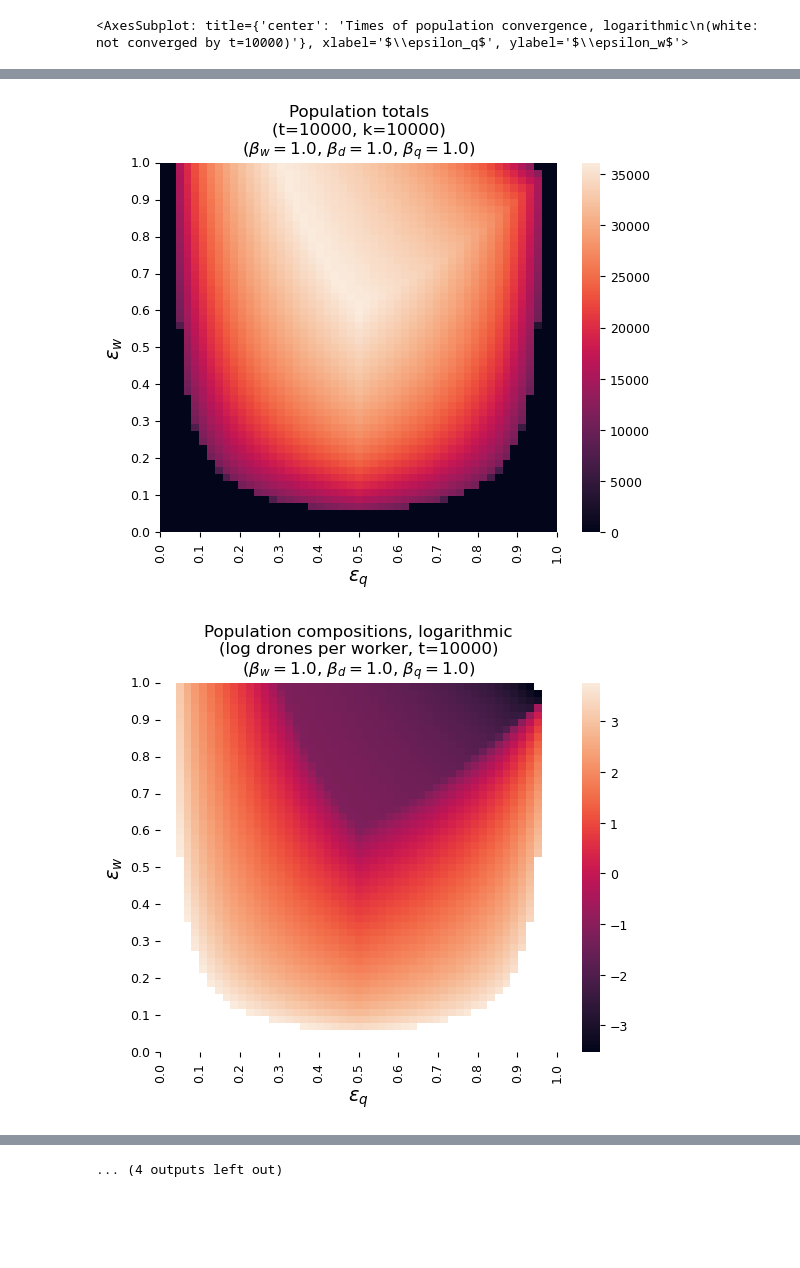
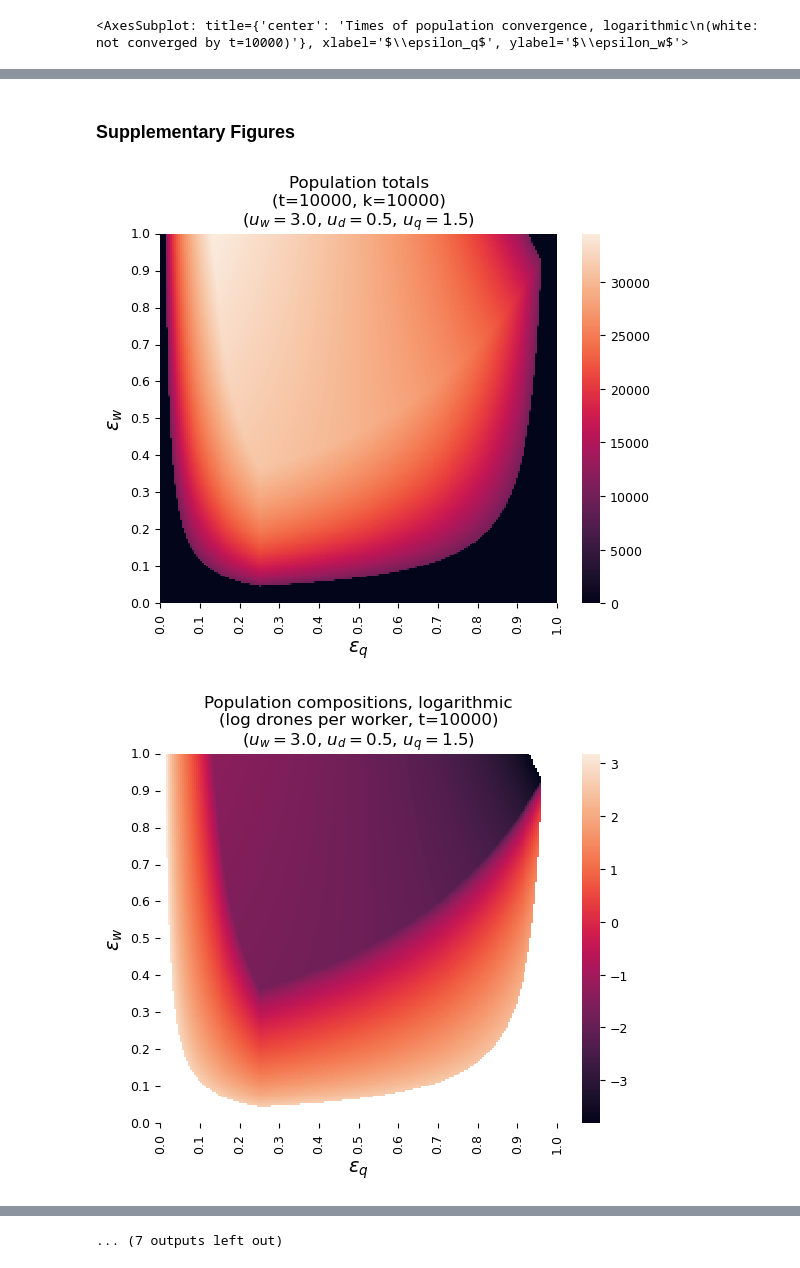
Before and after one commit to ZackNathan/arrhenotoky_simulation, a Jupyter notebook: bees.ipynb, the cells around one changed output, grey strips where cells are left out. Drawn from its saved outputs; the diff is of its cells as text; code cells hidden in the pictures; blank space fills up the shorter version.

```diff
--- a/bees.ipynb
+++ b/bees.ipynb
@@ -65,9 +49,9 @@ def ode_replicator(t, P, config):
     J_d = w * config['e_q'] * config['e_w']  # drone pay-off: leftover energy from workers and the queen
 
     ## Reproduction ##
-    E_w = J_w / config['b_w']  # eggs laid by workers, which hatch into drones
-    E_q = J_q / config['b_q']  # eggs laid by the queen, which hatch into workers if fertilized, otherwise drones
-    E_d = min(E_q, d, J_d / config['b_d'])  # eggs fertilized by drones (only the queen's eggs are eligible)
+    E_w = J_w / config['u_w']  # eggs laid by workers, which hatch into drones
+    E_q = J_q / config['u_q']  # eggs laid by the queen, which hatch into workers if fertilized, otherwise drones
+    E_d = min(E_q, d, J_d / config['u_d'])  # eggs fertilized by drones (only the queen's eggs are eligible)
 
     ## Death ##
     cf = max(1, np.exp((w + d) / config['k'] - 1))  # capacity factor: exponential penalty above the carrying capacity
@@ -386,50 +372,54 @@ plt.show()
+# %% [markdown]
+### Supplementary Figures
 # %%
 ##### defaults #####
 config = {
     'tt': 10000,  # simulation timespan in units of 't'
     'k': 10000,  # carrying capacity, before exponential penalties kick in
     'w_0': 30.0,  # initial worker population
     'd_0': 5.0,  # initial drone population
     'l_w': 45.0,  # in units of 't', or time steps
     'l_d': 45.0,  # a 1/lifespan proportion will die in each time step, before penalties
     'e_w': 1.00,  # epsilon_w, proportion of energy donated by workers, 1.00 is optimal
     'e_q': 0.15,  # epsilon_q, proportion of energy donated by the queen, 0.15 is optimal
-    'b_w': 3.0,  # cost for a worker to lay an egg
-    'b_d': 0.5,  # cost for a drone to fertilize an egg (this kills the drone)
-    'b_q': 1.5  # cost for the queen to lay an egg (economies of scale)
+    'u_w': 3.0,  # cost for a worker to lay an egg
+    'u_d': 0.5,  # cost for a drone to fertilize an egg (this kills the drone)
+    'u_q': 1.5  # cost for the queen to lay an egg (economies of scale)
 }
 
-steps = 51
+steps = 201
 
-config['b_w'] = 1.0
-config['b_d'] = 1.0
-config['b_q'] = 1.0
+simulate_heatmap(config, steps, show=True, title_note=f'($u_w={config["u_w"]}$, $u_d={config["u_d"]}$, $u_q={config["u_q"]}$)')
 
-simulate_heatmap(config, steps, show=True, title_note=f'($\\beta_w={config["b_w"]}$, $\\beta_d={config["b_d"]}$, $\\beta_q={config["b_q"]}$)')
+config['u_w'] = 1.0
+config['u_d'] = 1.0
+config['u_q'] = 1.0
 
-config['b_w'] = 2.0
-config['b_d'] = 1.0
-config['b_q'] = 1.0
+simulate_heatmap(config, steps, show=True, title_note=f'($u_w={config["u_w"]}$, $u_d={config["u_d"]}$, $u_q={config["u_q"]}$)')
 
-simulate_heatmap(config, steps, show=True, title_note=f'($\\beta_w={config["b_w"]}$, $\\beta_d={config["b_d"]}$, $\\beta_q={config["b_q"]}$)')
+config['u_w'] = 2.0
+config['u_d'] = 1.0
+config['u_q'] = 1.0
 
-config['b_w'] = 2.0
-config['b_d'] = 1.0
-config['b_q'] = 2.0
+simulate_heatmap(config, steps, show=True, title_note=f'($u_w={config["u_w"]}$, $u_d={config["u_d"]}$, $u_q={config["u_q"]}$)')
 
-simulate_heatmap(config, steps, show=True, title_note=f'($\\beta_w={config["b_w"]}$, $\\beta_d={config["b_d"]}$, $\\beta_q={config["b_q"]}$)')
+config['u_w'] = 2.0
+config['u_d'] = 1.0
+config['u_q'] = 2.0
 
-config['b_w'] = 9.0
-config['b_d'] = 1.0
-config['b_q'] = 3.0
+simulate_heatmap(config, steps, show=True, title_note=f'($u_w={config["u_w"]}$, $u_d={config["u_d"]}$, $u_q={config["u_q"]}$)')
 
-simulate_heatmap(config, steps, show=True, title_note=f'($\\beta_w={config["b_w"]}$, $\\beta_d={config["b_d"]}$, $\\beta_q={config["b_q"]}$)')
+config['u_w'] = 9.0
+config['u_d'] = 1.0
+config['u_q'] = 3.0
 
-config['b_w'] = 0.5
-config['b_d'] = 3.0
-config['b_q'] = 1.5
+simulate_heatmap(config, steps, show=True, title_note=f'($u_w={config["u_w"]}$, $u_d={config["u_d"]}$, $u_q={config["u_q"]}$)')
 
-simulate_heatmap(config, steps, show=True, title_note=f'($\\beta_w={config["b_w"]}$, $\\beta_d={config["b_d"]}$, $\\beta_q={config["b_q"]}$)')
+config['u_w'] = 0.5
+config['u_d'] = 3.0
+config['u_q'] = 1.5
+
+simulate_heatmap(config, steps, show=True, title_note=f'($u_w={config["u_w"]}$, $u_d={config["u_d"]}$, $u_q={config["u_q"]}$)')
 # %% [output]
-[figure, old version]
+[figure, new version]
-[figure, old version]
+[figure, new version]
@@ -446,4 +436,4 @@ simulate_heatmap(config, steps, show=True, title_note=f'($\\beta_w={config["b_w"
-... (4 outputs left out)
+... (7 outputs left out)
 # %%
 ##### defaults #####
 config = {
```
Also changed, not shown: parts of 15 cells of this notebook.
